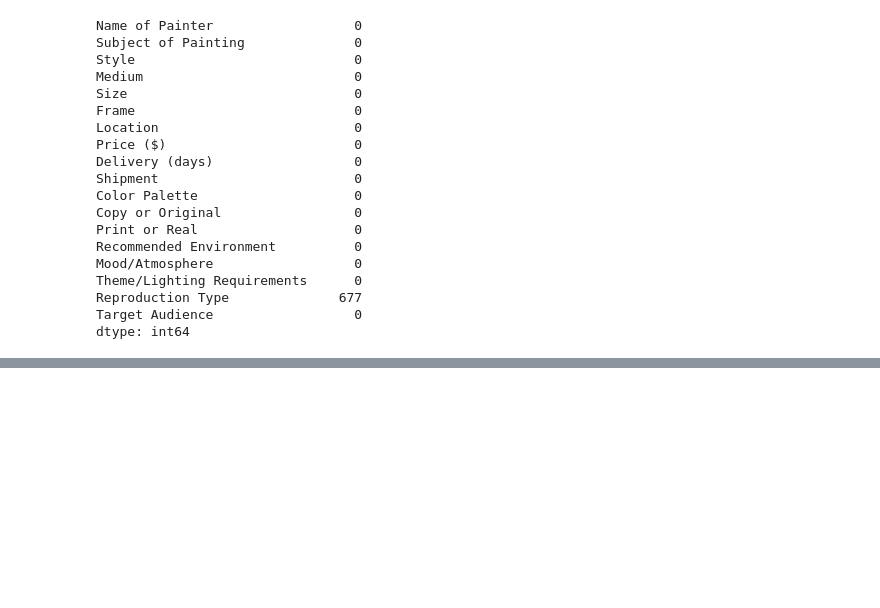
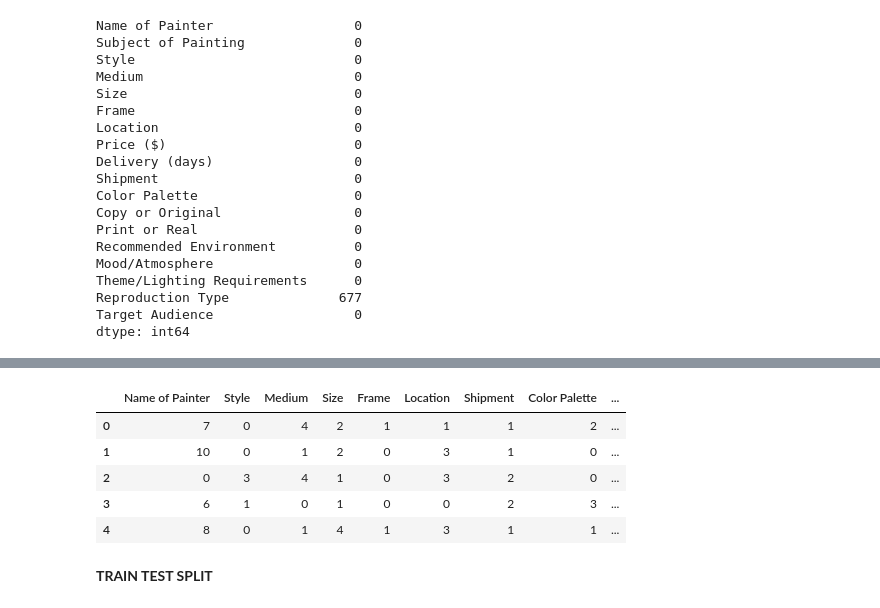
Before and after one commit to sba25155-isabella/Machine-Learning_CA1_IsabellaGubitoso_sba25155, a Jupyter notebook: IsabellaGubitoso_MLHDip_CA1.ipynb, the cells around one changed output, grey strips where cells are left out. Cells and saved outputs as stored; diff of their text form; code cells hidden in the pictures; blank space fills up the shorter version.

Commit message:
Update IsabellaGubitoso_MLHDip_CA1.ipynb
Cleaning done, starting training test split

```diff
--- a/IsabellaGubitoso_MLHDip_CA1.ipynb
+++ b/IsabellaGubitoso_MLHDip_CA1.ipynb
@@ -80,0 +184,6 @@ dtype: int64
+# %%
+X_encoded = X.copy()
+# %%
+for col in X_encoded.columns:
+    le = LabelEncoder()
+    X_encoded[col] = le.fit_transform(X_encoded[col].astype(str))
@@ -80,0 +213,11 @@ dtype: int64
+# %%
+X_encoded.head()
+# %% [output]
+|  | Name of Painter | Style | Medium | Size | Frame | Location | Shipment | Color Palette | ... |
+| 0 | 7 | 0 | 4 | 2 | 1 | 1 | 1 | 2 | ... |
+| 1 | 10 | 0 | 1 | 2 | 0 | 3 | 1 | 0 | ... |
+| 2 | 0 | 3 | 4 | 1 | 0 | 3 | 2 | 0 | ... |
+| 3 | 6 | 1 | 0 | 1 | 0 | 0 | 2 | 3 | ... |
+| 4 | 8 | 0 | 1 | 4 | 1 | 3 | 1 | 1 | ... |
+# %% [markdown]
+**TRAIN TEST SPLIT**
```
Also changed, not shown: parts of 17 cells of this notebook.
